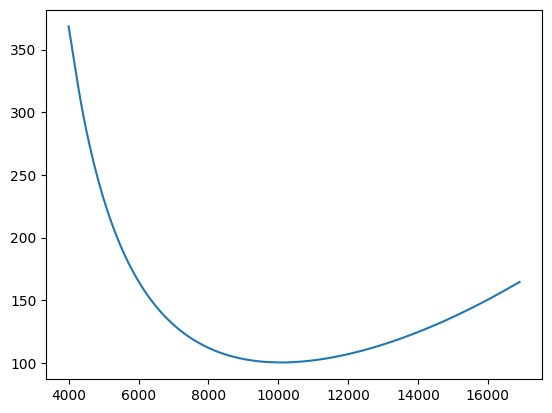
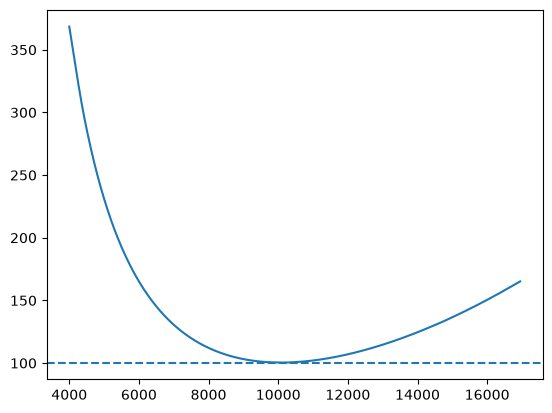
The change to this notebook cell's code, shown as a diff; its figure went from the first image to the second:
--- before
+++ after
@@ -1,3 +1,4 @@
 import numpy as np
 fig, ax = plt.subplots()
-ax.plot(lbda[:-1], lbda[:-1]/(2*np.diff(lbda)))
+ax.plot(lbda[:-1], lbda[:-1]/( simulation.spectrograph.dispersion_resolution*np.diff(lbda)))
+ax.axhline(100, ls="--")

Commit: clean advanced